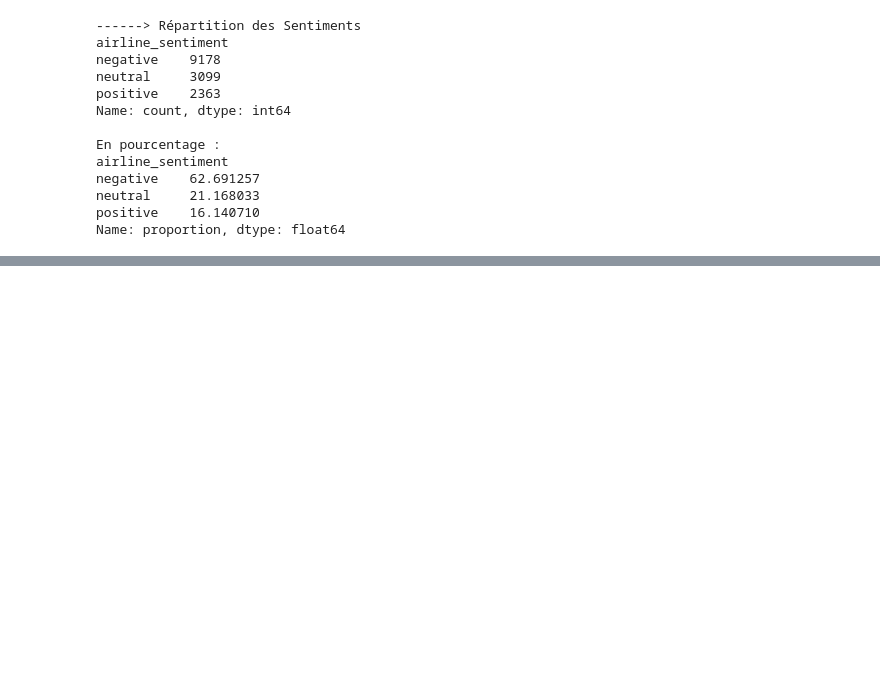
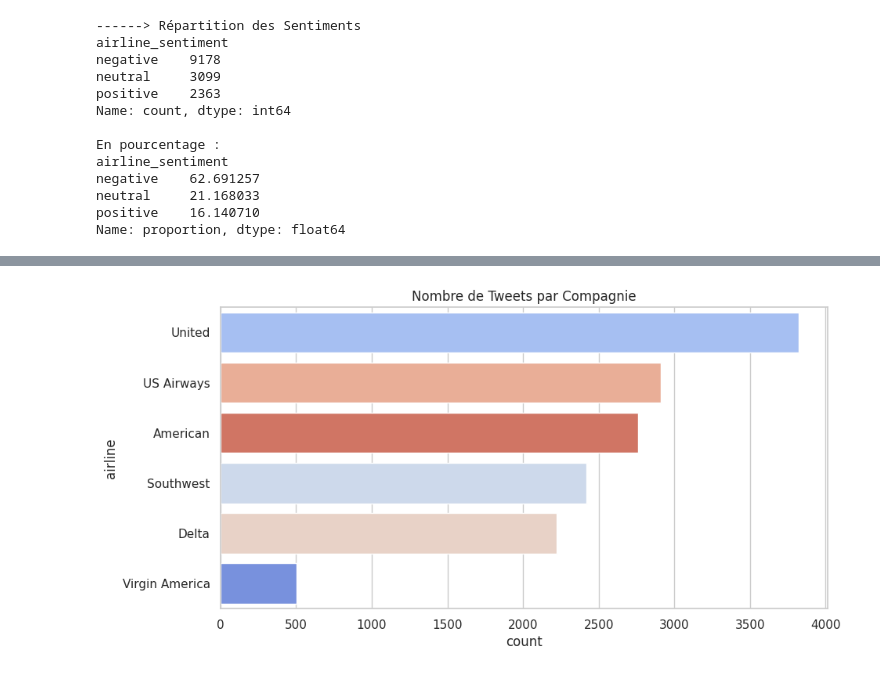
Before and after one commit to OUSSAMAEDDERKAOUI/aerostream-nlp-sentiment-analysis, a Jupyter notebook: notebooks/02_eda.ipynb, the cells around one changed output, grey strips where cells are left out. Drawn from its saved outputs; the diff is of its cells as text; code cells hidden in the pictures; blank space fills up the shorter version.

Commit message:
AA8 AA12 AA18 AA22 feat: identification du déséquilibre des classes ET  génération des graphiques EDA

```diff
--- a/notebooks/02_eda.ipynb
+++ b/notebooks/02_eda.ipynb
@@ -37,0 +52,15 @@ Name: proportion, dtype: float64
+# %%
+
+plt.figure(figsize=(10, 5))
+sns.countplot(
+    y='airline',
+    data=df,
+    order=df['airline'].value_counts().index,
+    hue='airline',
+    palette='coolwarm',
+    legend=False
+)
+plt.title('Nombre de Tweets par Compagnie')
+plt.show()
+# %% [output]
+[figure, added]
```
Also changed, not shown: parts of 2 cells of this notebook.
